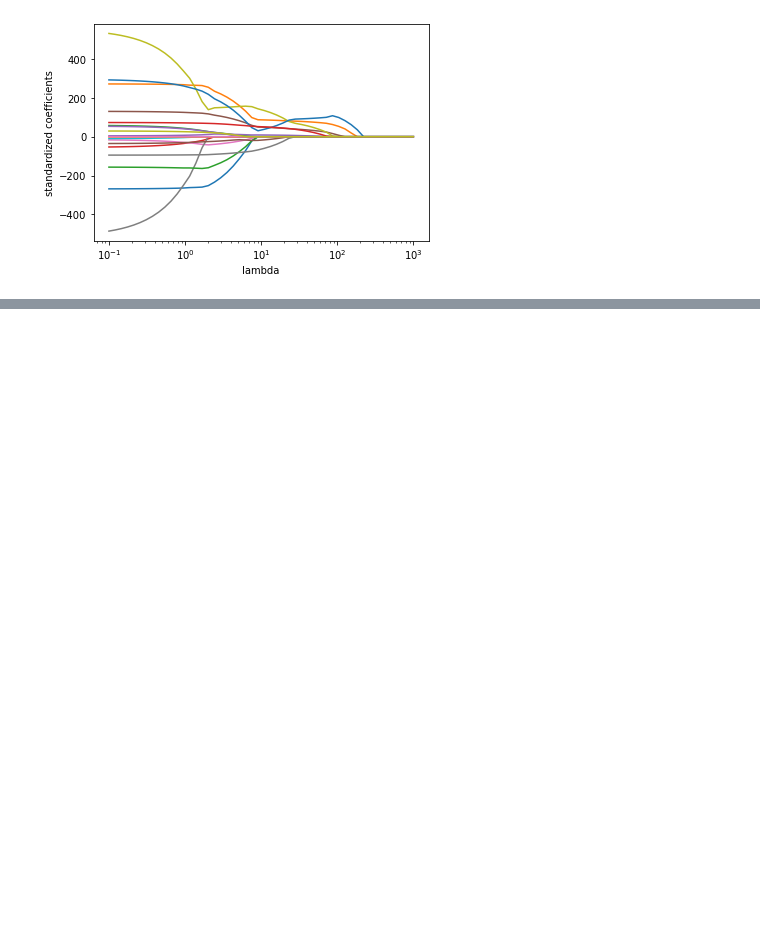
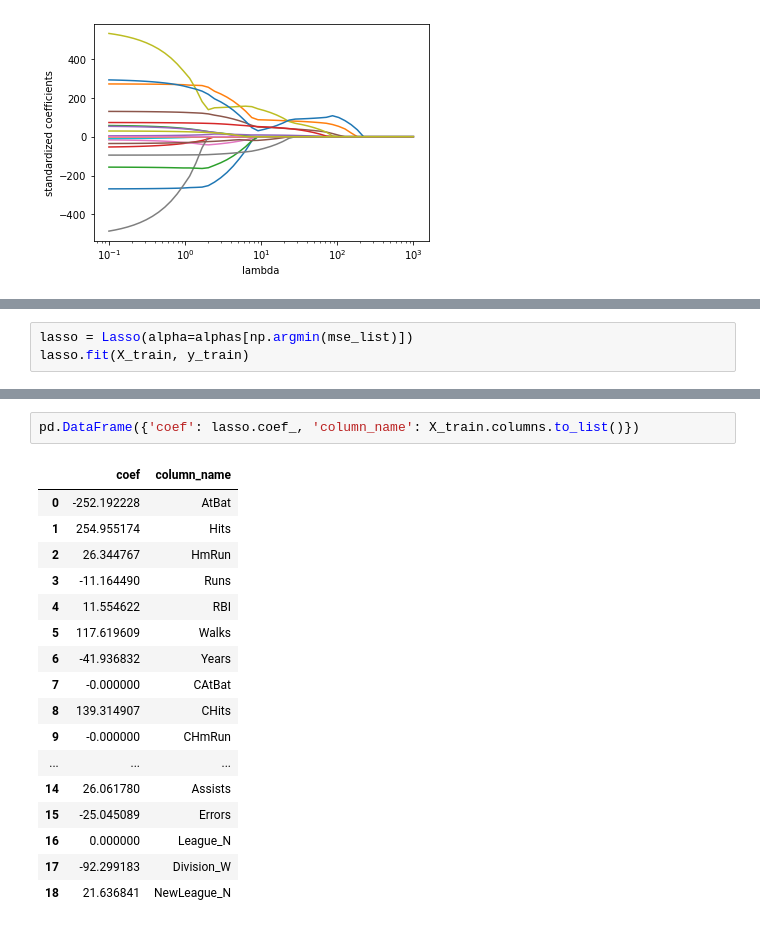
Before and after one commit to pajannat/my-learning, a Jupyter notebook: Kame_Udemy_MLCourse_Part1/regularization_term.ipynb, the cells around one changed output, grey strips where cells are left out. Cells and saved outputs as stored; diff of their text form; blank space fills up the shorter version.

```diff
--- a/Kame_Udemy_MLCourse_Part1/regularization_term.ipynb
+++ b/Kame_Udemy_MLCourse_Part1/regularization_term.ipynb
@@ -201,0 +210,3 @@ Text(0, 0.5, 'standardized coefficients')
+# %%
+lasso = Lasso(alpha=alphas[np.argmin(mse_list)])
+lasso.fit(X_train, y_train)
@@ -201,0 +230,20 @@ Text(0, 0.5, 'standardized coefficients')
+# %%
+pd.DataFrame({'coef': lasso.coef_, 'column_name': X_train.columns.to_list()})
+# %% [output]
+|  | coef | column_name |
+| 0 | -252.192228 | AtBat |
+| 1 | 254.955174 | Hits |
+| 2 | 26.344767 | HmRun |
+| 3 | -11.164490 | Runs |
+| 4 | 11.554622 | RBI |
+| 5 | 117.619609 | Walks |
+| 6 | -41.936832 | Years |
+| 7 | -0.000000 | CAtBat |
+| 8 | 139.314907 | CHits |
+| 9 | -0.000000 | CHmRun |
+| ... | ... | ... |
+| 14 | 26.061780 | Assists |
+| 15 | -25.045089 | Errors |
+| 16 | 0.000000 | League_N |
+| 17 | -92.299183 | Division_W |
+| 18 | 21.636841 | NewLeague_N |
```
Also changed, not shown: parts of 5 cells of this notebook.
